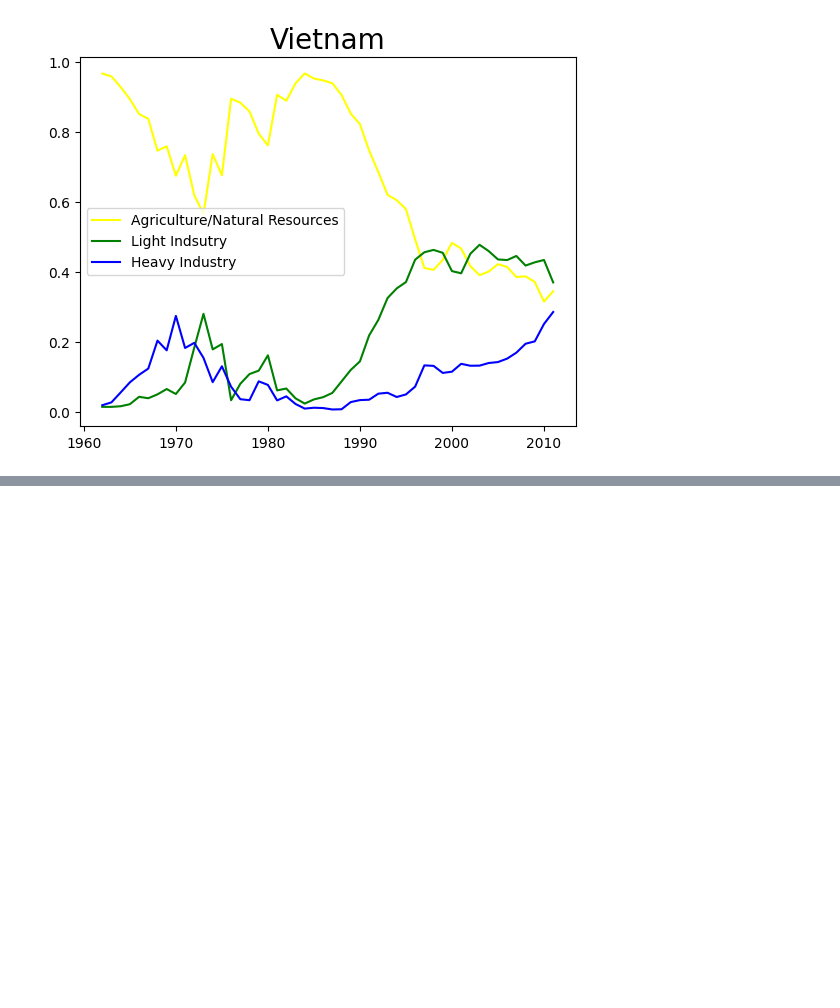
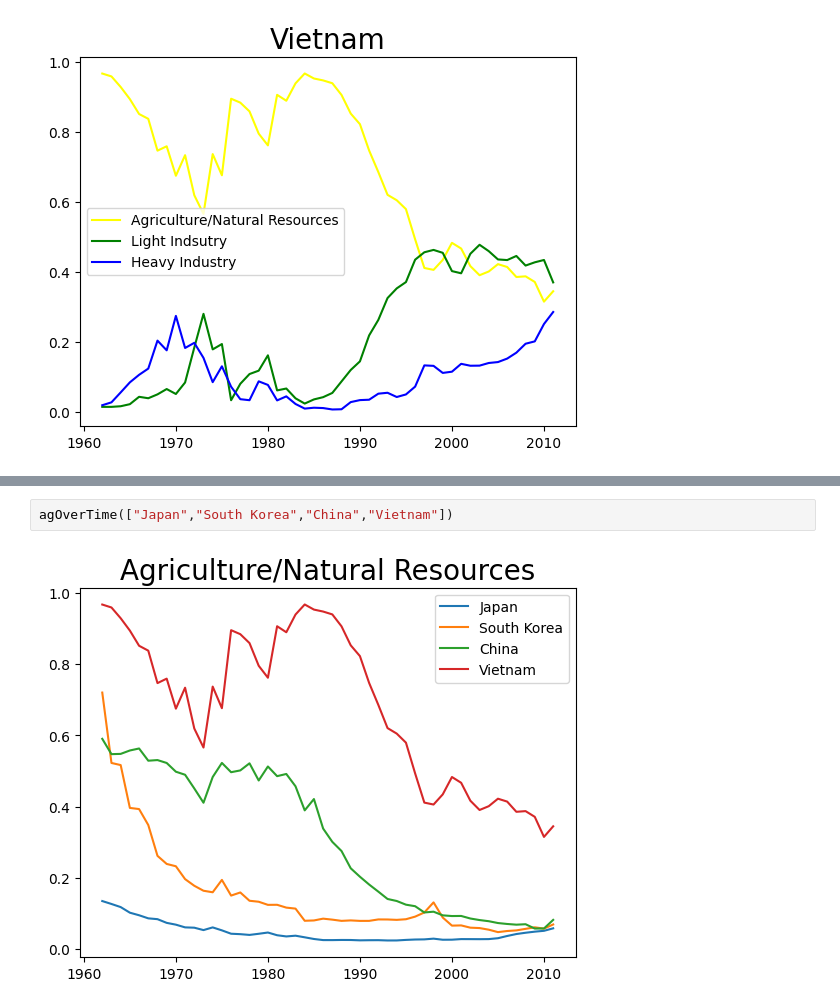
Before and after one commit to GeorgeVajagich/International-Industrial-Export-Development, a Jupyter notebook: Industrialization Exports.ipynb, the cells around one changed output, grey strips where cells are left out. Drawn from its saved outputs; the diff is of its cells as text; blank space fills up the shorter version.

Commit message:
Add files via upload
Added new function to show changes in agriculture as a fraction of exports over time for multiple countries at once

```diff
--- a/Industrialization Exports.ipynb
+++ b/Industrialization Exports.ipynb
@@ -83,0 +143,4 @@ countryOverTime("Vietnam")
+# %%
+agOverTime(["Japan","South Korea","China","Vietnam"])
+# %% [output]
+[figure, added]
```
Also changed, not shown: parts of 1 cell of this notebook.
